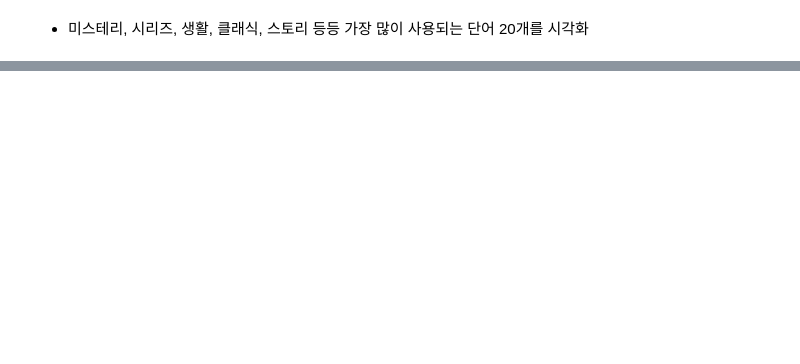
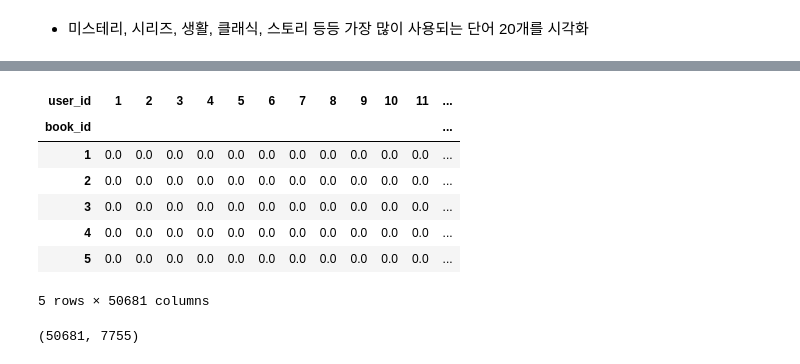
Before and after one commit to LJEDD2/Kernel_practice, a Jupyter notebook: Study/goodbooks-10k/Books_Visualisation_and_recommendation.ipynb, the cells around one changed output, grey strips where cells are left out. Saved outputs shown, nothing was run; the diff lists cells and outputs as text; code cells hidden in the pictures; blank space fills up the shorter version.

```diff
--- a/Study/goodbooks-10k/Books_Visualisation_and_recommendation.ipynb
+++ b/Study/goodbooks-10k/Books_Visualisation_and_recommendation.ipynb
@@ -437,0 +486,2 @@ figure.show()
+# %%
+pd.set_option('display.max_columns',None)
@@ -437,0 +499,13 @@ figure.show()
+# %%
+books_data = books_data.dropna()
+# %%
+ratings = ratings_data.sort_values("user_id")
+ratings.drop_duplicates(subset=["user_id","book_id"], keep='first', inplace=True)
+
+books_data.drop_duplicates(subset='original_title', keep='first', inplace=True)
+# %%
+merged_df = pd.merge(books_data, ratings, how='left', left_on=['id'], right_on=['book_id'])
+df = merged_df[['id','original_title', 'user_id', 'rating']]
+
+df = df.rename(columns = {'id':'book_id'})
+df.head(200)
@@ -437,0 +538,17 @@ figure.show()
+# %%
+ratings_df = df.pivot_table(index='book_id', columns ='user_id', values='rating').fillna(0)
+pd.set_option('display.max_columns', 100)
+ratings_df.head()
+# %% [output]
+| user_id | 1 | 2 | 3 | 4 | 5 | 6 | 7 | 8 | 9 | 10 | 11 | ... |
+| book_id |  |  |  |  |  |  |  |  |  |  |  | ... |
+| 1 | 0.0 | 0.0 | 0.0 | 0.0 | 0.0 | 0.0 | 0.0 | 0.0 | 0.0 | 0.0 | 0.0 | ... |
+| 2 | 0.0 | 0.0 | 0.0 | 0.0 | 0.0 | 0.0 | 0.0 | 0.0 | 0.0 | 0.0 | 0.0 | ... |
+| 3 | 0.0 | 0.0 | 0.0 | 0.0 | 0.0 | 0.0 | 0.0 | 0.0 | 0.0 | 0.0 | 0.0 | ... |
+| 4 | 0.0 | 0.0 | 0.0 | 0.0 | 0.0 | 0.0 | 0.0 | 0.0 | 0.0 | 0.0 | 0.0 | ... |
+| 5 | 0.0 | 0.0 | 0.0 | 0.0 | 0.0 | 0.0 | 0.0 | 0.0 | 0.0 | 0.0 | 0.0 | ... |
+5 rows × 50681 columns
+# %%
+ratings_df.shape
+# %% [output]
+(50681, 7755)
```
Also changed, not shown: parts of 42 cells of this notebook.
